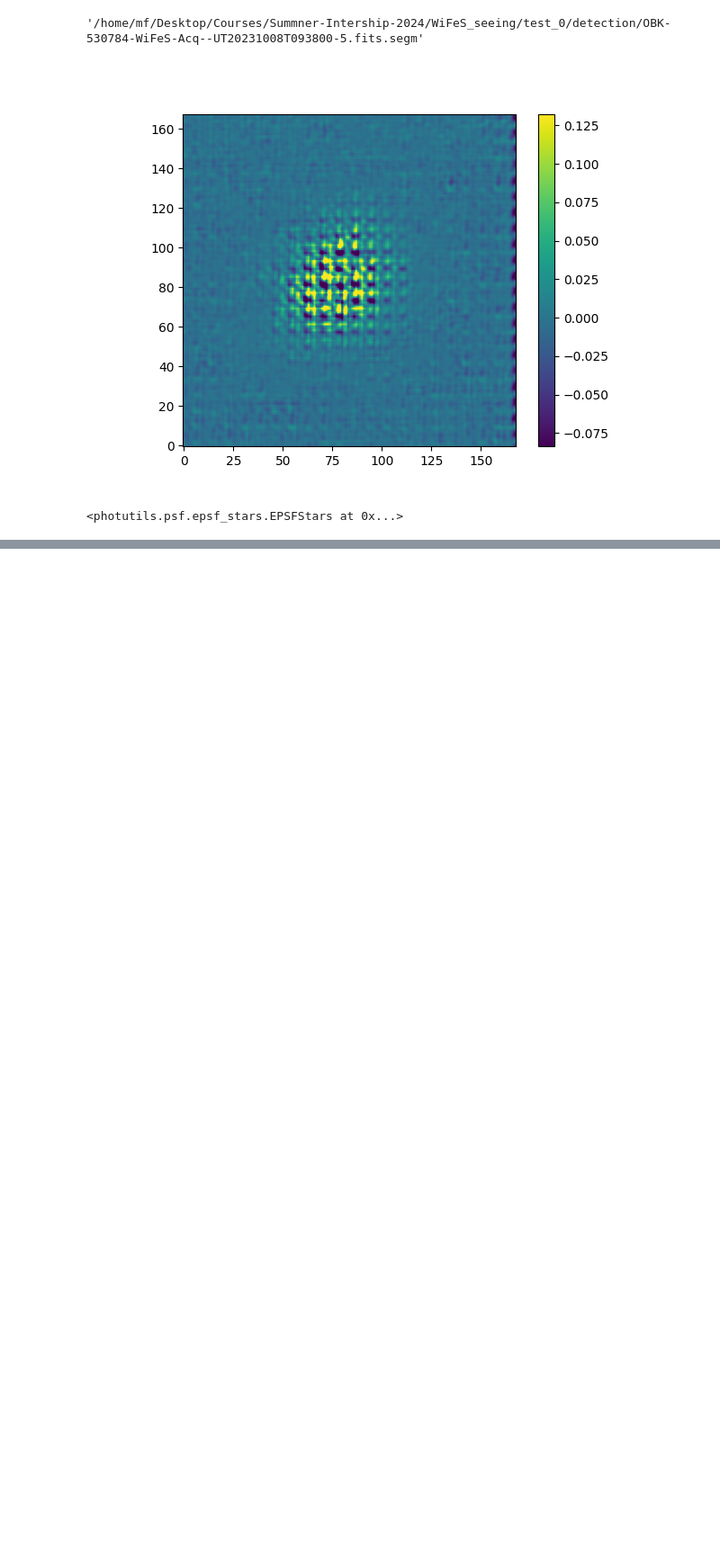
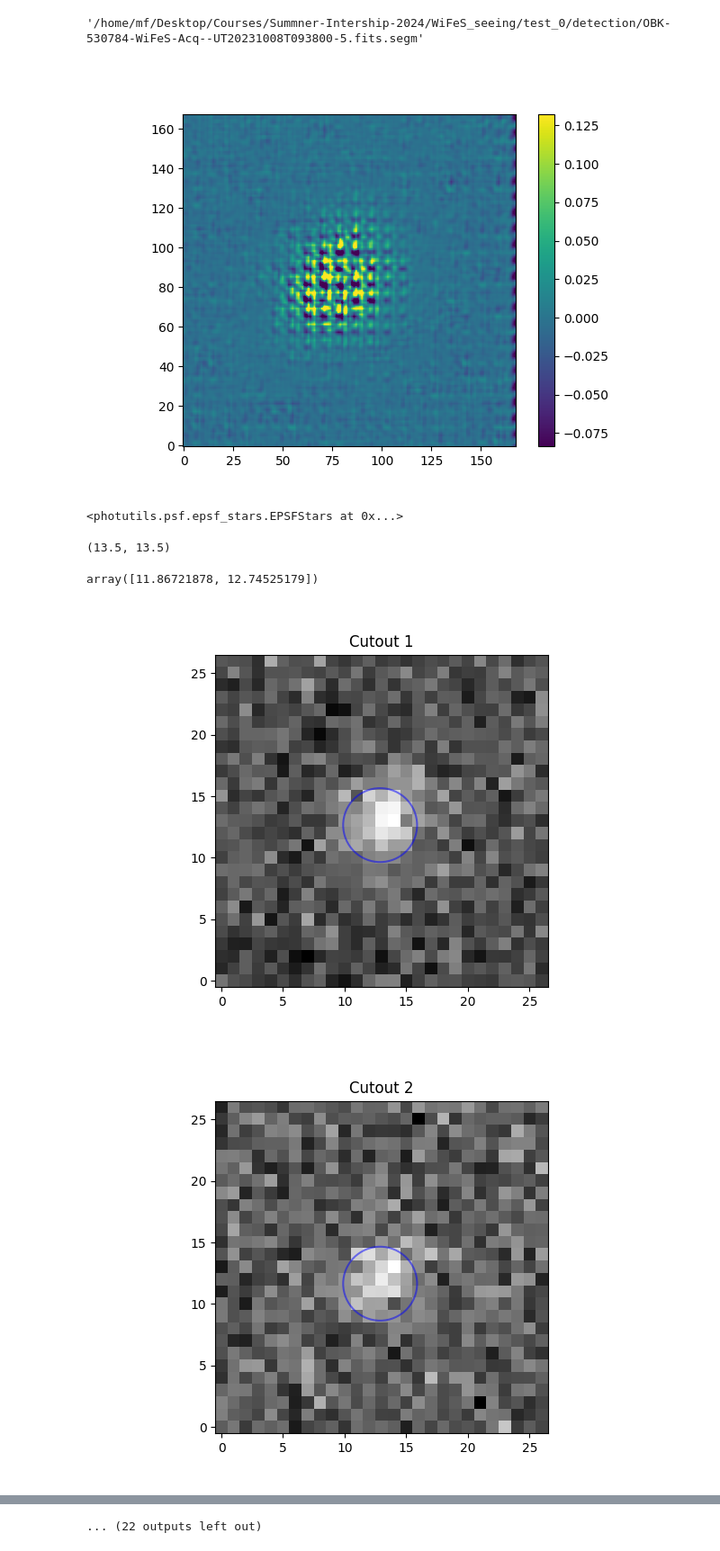
Before and after one commit to MaxFleming23/WiFeS_seeing, a Jupyter notebook: figures.ipynb, the cells around one changed output, grey strips where cells are left out. Shown at 90% size. Drawn from its saved outputs; the diff is of its cells as text; code cells hidden in the pictures; blank space fills up the shorter version.

```diff
--- a/figures.ipynb
+++ b/figures.ipynb
@@ -387,6 +392,10 @@ def mark_from_cat(ax, keys, cat_file=None, cat_table=None, hdu=2, save=False, co
                         ax.annotate(annotation, (x + x_offset, y + y_offset), color=color)
                 pos_all.append([x,y])
     return pos_all
+
+def peek(ax,coords,size=10):
+    ax.set_ylim(coords[1]-size//2,coords[1]+size//2)
+    ax.set_xlim(coords[0]-size//2,coords[0]+size//2)
 # %%
 def load_object(path):
     with open(path,'rb') as file:
@@ -413,13 +422,3 @@ file_list = os.listdir(RAW_DIR)
 
 file = file_list[0]
 # presentation(file)
-# %%
-file_list = os.listdir(RAW_DIR)
-file_unmatched = []
-for i in range(0,200):
-    try:
-        load_object(Path(OUTPUT_DIRS['SEE']).joinpath(file_list[i].replace('.fits','_sources.pkl'))).get_data()
-    except:
-        file_unmatched.append(i)
-len(file_unmatched)
-print(file_unmatched)
@@ -598,3 +740,23 @@ data = load_object('/home/mf/Desktop/Courses/Summner-Intership-2024/WiFeS_seeing
 data
 # %% [output]
 <photutils.psf.epsf_stars.EPSFStars at 0x...>
+# %%
+print((cutout.shape[1]/2, cutout.shape[0]/2))
+cutout.cutout_center
+# %% [output]
+(13.5, 13.5)
+array([11.86721878, 12.74525179])
+# %%
+cutouts = load_object('/home/mf/Desktop/Courses/Summner-Intership-2024/WiFeS_seeing/test_0/psf_model/OBK-530784-WiFeS-Acq--UT20231008T093800-5.fits.cutouts.fitted.pkl')
+
+for i, cutout in enumerate(cutouts):
+    aperture = CircularAperture(cutout.cutout_center, r=3)
+
+    plt.figure()
+    plt.imshow(cutout, cmap='gray', origin='lower', interpolation='nearest')
+    aperture.plot(color='blue', lw=1.5, alpha=0.5)
+    plt.title(f'Cutout {i+1}')
+    plt.show()
+# %% [output]
+[figure, added]
+[figure, added]
@@ -600,0 +773 @@ data
+... (22 outputs left out)
```
Also changed, not shown: parts of 16 cells of this notebook, 4 other files.
